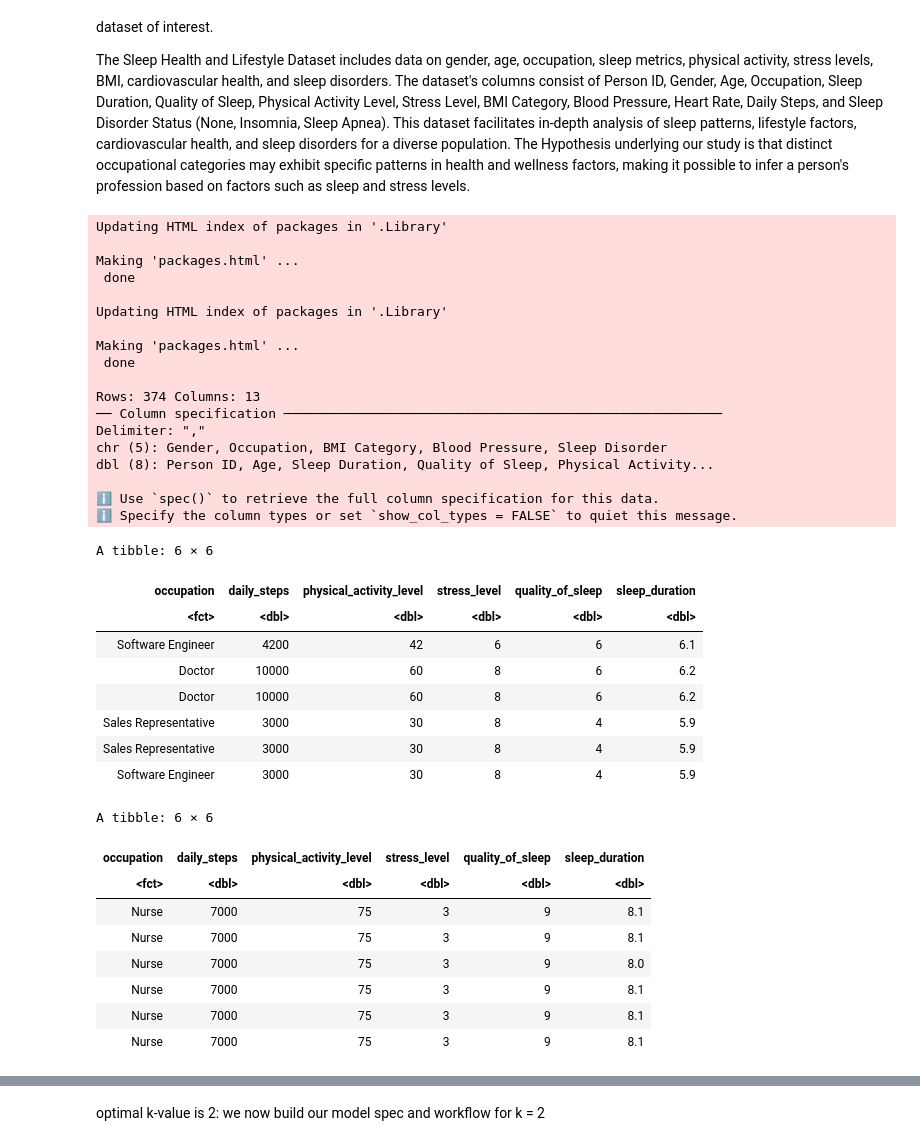
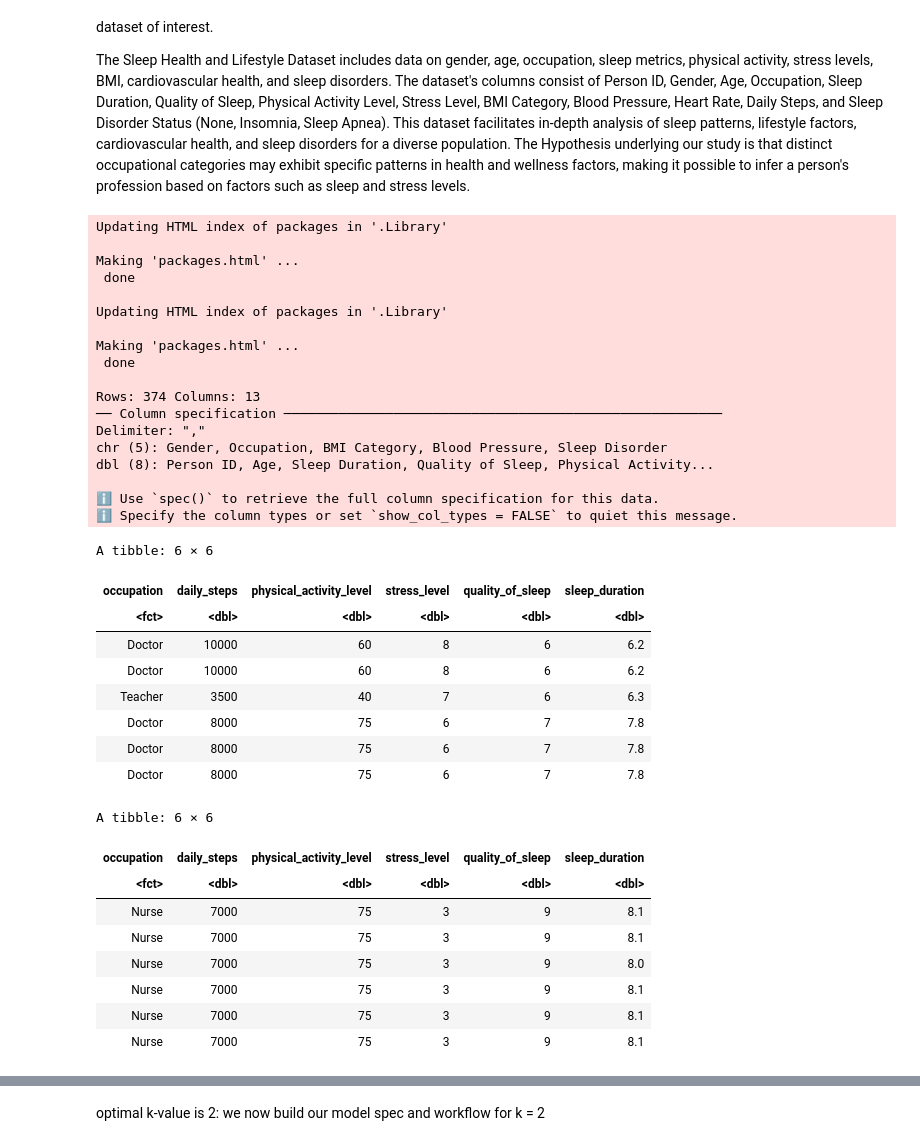
Before and after one commit to hmza-exe/DSCI-100-GroupProject_003-12, a Jupyter notebook: Project Report.ipynb, the cells around one changed output, grey strips where cells are left out. Cells and saved outputs as stored; diff of their text form; code cells hidden in the pictures.

```diff
--- a/Project Report.ipynb
+++ b/Project Report.ipynb
@@ -27,6 +27,7 @@ library(tidymodels)
 
 
 url  <- "https://raw.githubusercontent.com/hmza-exe/DSCI-100-GroupProject_003-12/main/Sleep_health_and_lifestyle_dataset.csv"
+occupation_names <- c("Doctor","Teacher" ,"Nurse" ,"Engineer" ,"Accountant", "Lawyer" , "Salesperson")
 sleep_health_data <- read_csv(url) |>
                         rename("person_id" = "Person ID",
                                "gender" = "Gender",
@@ -39,39 +40,40 @@ sleep_health_data <- read_csv(url) |>
                                "blood_pressure" = "Blood Pressure",
                                "heart_rate" = "Heart Rate",
                                "daily_steps" = "Daily Steps",
                                "sleep_disorder" = "Sleep Disorder")|>
                         select(occupation, daily_steps, physical_activity_level, stress_level, quality_of_sleep, sleep_duration) |>
+filter(occupation %in% occupation_names) |>
                         mutate(occupation = as_factor(occupation))
 head(sleep_health_data)
 tail(sleep_health_data)
 # %% [output]
 Updating HTML index of packages in '.Library'
 
 Making 'packages.html' ...
  done
 
 Updating HTML index of packages in '.Library'
 
 Making 'packages.html' ...
  done
 
 Rows: 374 Columns: 13
 ── Column specification ────────────────────────────────────────────────────────
 Delimiter: ","
 chr (5): Gender, Occupation, BMI Category, Blood Pressure, Sleep Disorder
 dbl (8): Person ID, Age, Sleep Duration, Quality of Sleep, Physical Activity...
 
 ℹ Use `spec()` to retrieve the full column specification for this data.
 ℹ Specify the column types or set `show_col_types = FALSE` to quiet this message.
 A tibble: 6 × 6
 | occupation | daily_steps | physical_activity_level | stress_level | quality_of_sleep | sleep_duration |
 | <fct> | <dbl> | <dbl> | <dbl> | <dbl> | <dbl> |
-| Software Engineer | 4200 | 42 | 6 | 6 | 6.1 |
 | Doctor | 10000 | 60 | 8 | 6 | 6.2 |
 | Doctor | 10000 | 60 | 8 | 6 | 6.2 |
-| Sales Representative | 3000 | 30 | 8 | 4 | 5.9 |
-| Sales Representative | 3000 | 30 | 8 | 4 | 5.9 |
-| Software Engineer | 3000 | 30 | 8 | 4 | 5.9 |
+| Teacher | 3500 | 40 | 7 | 6 | 6.3 |
+| Doctor | 8000 | 75 | 6 | 7 | 7.8 |
+| Doctor | 8000 | 75 | 6 | 7 | 7.8 |
+| Doctor | 8000 | 75 | 6 | 7 | 7.8 |
 A tibble: 6 × 6
 | occupation | daily_steps | physical_activity_level | stress_level | quality_of_sleep | sleep_duration |
 | <fct> | <dbl> | <dbl> | <dbl> | <dbl> | <dbl> |
```
Also changed, not shown: parts of 7 cells of this notebook.
